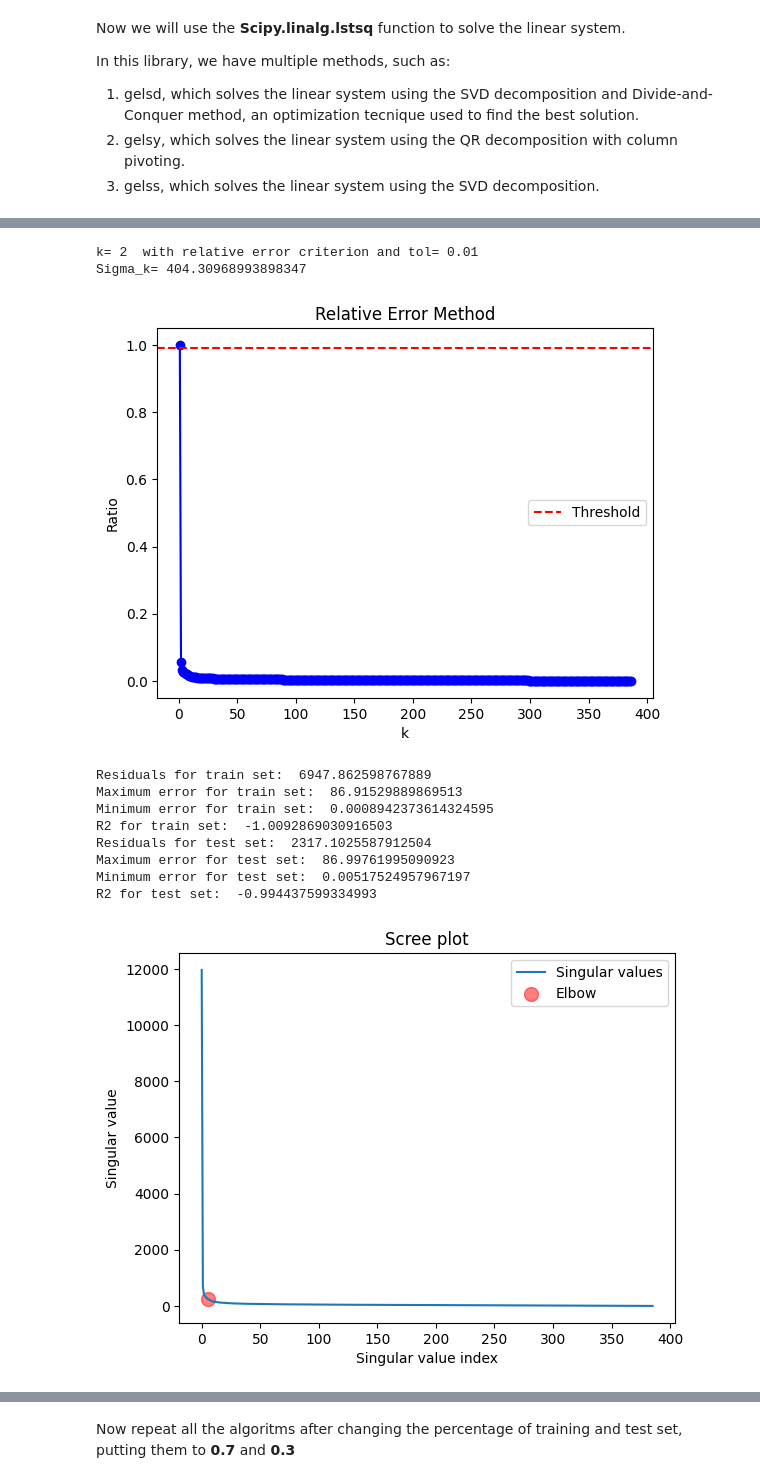
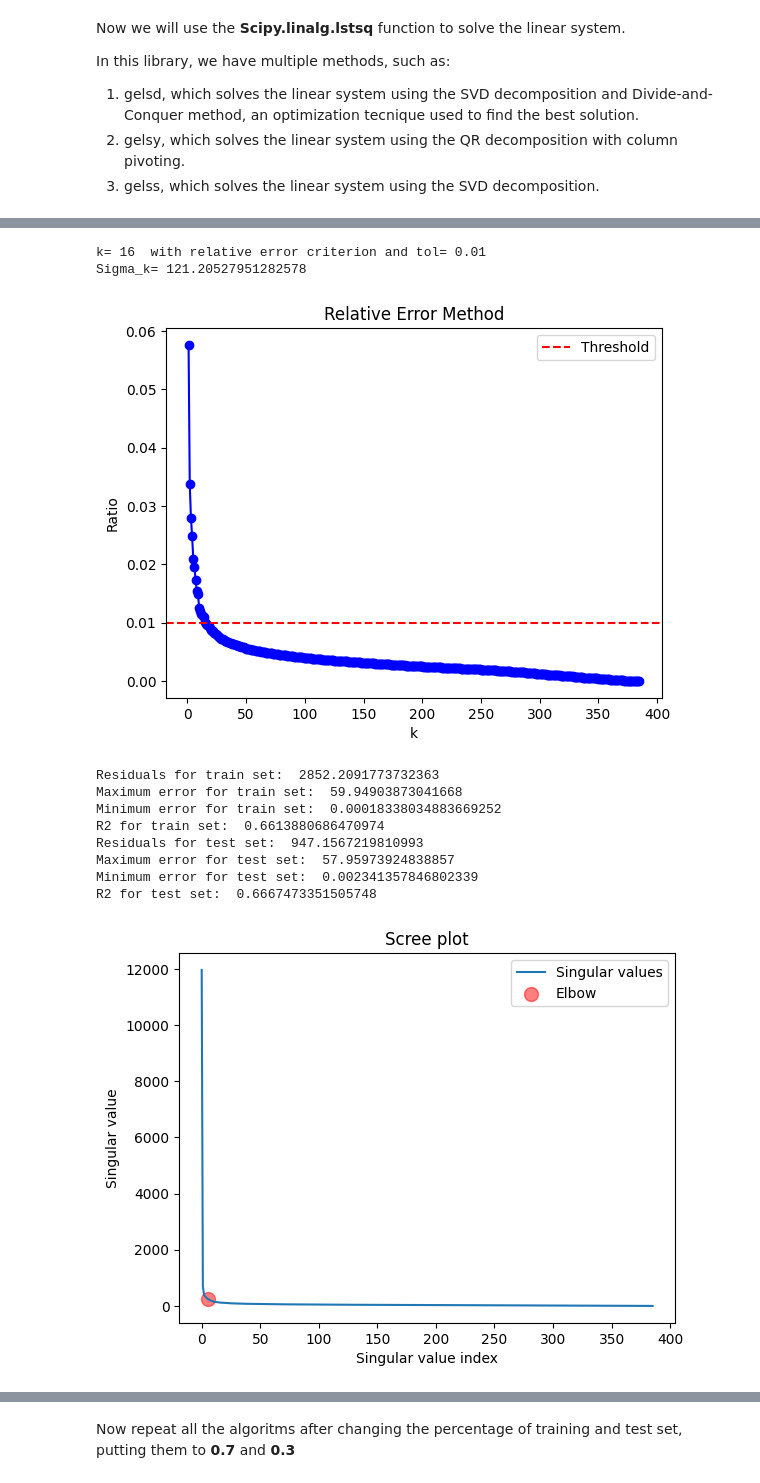
Before and after one commit to LuanNurja02/Final_Exam, a Jupyter notebook: Nurja_Luan_exercise2.ipynb, the cells around one changed output, grey strips where cells are left out. Saved outputs shown, nothing was run; the diff lists cells and outputs as text; code cells hidden in the pictures.

Commit message:
minor errors fix

```diff
--- a/Nurja_Luan_exercise2.ipynb
+++ b/Nurja_Luan_exercise2.ipynb
@@ -397,12 +397,17 @@ def PCRSolver(X_train, y_train, X_test, y_test):
     # 1: Relative error criterion
     tol = 1e-2
     # Ratio between sigma_{k+1} and sigma_1 for each k
-    ratios = S/ S[0]
-    k = np.argmax(ratios < 1-tol) +1
+    ratios = S[1:]/ S[0]
+    indice = np.where(ratios < tol)[0]
+    if len(indice) > 0:
+        k = indice[0]+1
+    else:
+        k = len(S)
+
     print("k=", k, " with relative error criterion and tol=", tol)
-    print("Sigma_k=", S[k])
+    print("Sigma_k=", S[k-1])
     plt.plot(range(1, len(ratios)+1), ratios, marker='o', linestyle='-', color='b')
-    plt.axhline(y=1-tol, color='r', linestyle='--', label='Threshold')
+    plt.axhline(y=tol, color='r', linestyle='--', label='Threshold')
 
     plt.xlabel('k')
     plt.ylabel('Ratio')
@@ -457,56 +462,65 @@ def PCRSolver(X_train, y_train, X_test, y_test):
     y_train_pred = X_train.dot(theta)
     residuals_train = y_train - y_train_pred
     print("Residuals for train set: ", np.linalg.norm(residuals_train, 2))
+    print("Maximum error for train set: ",np.max(np.abs(residuals_train)))
+    print("Minimum error for train set: ",np.min(np.abs(residuals_train)))
     R2_train = 1 - np.sum((y_train - y_train_pred)**2) / np.sum((y_train - np.mean(y_train))**2)
     print("R2 for train set: ", R2_train)
 
     y_test_pred = X_test.dot(theta)
     residuals_test = y_test - y_test_pred
     print("Residuals for test set: ", np.linalg.norm(residuals_test, 2))
+    print("Maximum error for test set: ",np.max(np.abs(residuals_test)))
+    print("Minimum error for test set: ",np.min(np.abs(residuals_test)))
     R2_test = 1 - np.sum((y_test - y_test_pred)**2) / np.sum((y_test - np.mean(y_test))**2)
     print("R2 for test set: ", R2_test)
 
     # 3: Cumulative percentage of variance
     p = 0.99
     total_sum = np.sum(S**2)
     cumulative_sum = np.cumsum(S**2)
     k = np.argmax((cumulative_sum / total_sum) > p)
     print("k=", k, "with cumulative percentage of variance and p=", p)
     print("Sigma_k=", S[k])
 
     U_k = U[:, :k]
     Vt_k = Vt[:k, :]
     S_k = np.diag(S)[:k, :k]
     S_k_inv = np.linalg.inv(S_k)
 
 
     theta = Vt_k.T.dot(S_k_inv).dot(U_k.T).dot(y_train)
 
     y_train_pred = X_train.dot(theta)
     residuals_train = y_train - y_train_pred
     print("Residuals for train set: ", np.linalg.norm(residuals_train, 2))
+    print("Maximum error for train set: ",np.max(np.abs(residuals_train)))
+    print("Minimum error for train set: ",np.min(np.abs(residuals_train)))
     R2_train = 1 - np.sum((y_train - y_train_pred)**2) / np.sum((y_train - np.mean(y_train))**2)
     print("R2 for train set: ", R2_train)
 
     y_test_pred = X_test.dot(theta)
     residuals_test = y_test - y_test_pred
     print("Residuals for test set: ", np.linalg.norm(residuals_test, 2))
+    print("Maximum error for test set: ",np.max(np.abs(residuals_test)))
+    print("Minimum error for test set: ",np.min(np.abs(residuals_test)))
     R2_test = 1 - np.sum((y_test - y_test_pred)**2) / np.sum((y_test - np.mean(y_test))**2)
     print("R2 for test set: ", R2_test)
 
+
 print(PCRSolver(X_train, y_train, X_test, y_test))
 # %% [output]
-k= 2  with relative error criterion and tol= 0.01
-Sigma_k= 404.30968993898347
+k= 16  with relative error criterion and tol= 0.01
+Sigma_k= 121.20527951282578
-[figure, old version]
+[figure, new version]
-Residuals for train set:  6947.862598767889
-Maximum error for train set:  86.91529889869513
-Minimum error for train set:  0.0008942373614324595
-R2 for train set:  -1.0092869030916503
-Residuals for test set:  2317.1025587912504
-Maximum error for test set:  86.99761995090923
-Minimum error for test set:  0.00517524957967197
-R2 for test set:  -0.994437599334993
+Residuals for train set:  2852.2091773732363
+Maximum error for train set:  59.94903873041668
+Minimum error for train set:  0.00018338034883669252
+R2 for train set:  0.6613880686470974
+Residuals for test set:  947.1567219810993
+Maximum error for test set:  57.95973924838857
+Minimum error for test set:  0.002341357846802339
+R2 for test set:  0.6667473351505748
 [figure]
 k= 5  with Screep plot
 Sigma_k= 250.9209568227011
```
Also changed, not shown: parts of 6 cells of this notebook, 1 other file.
